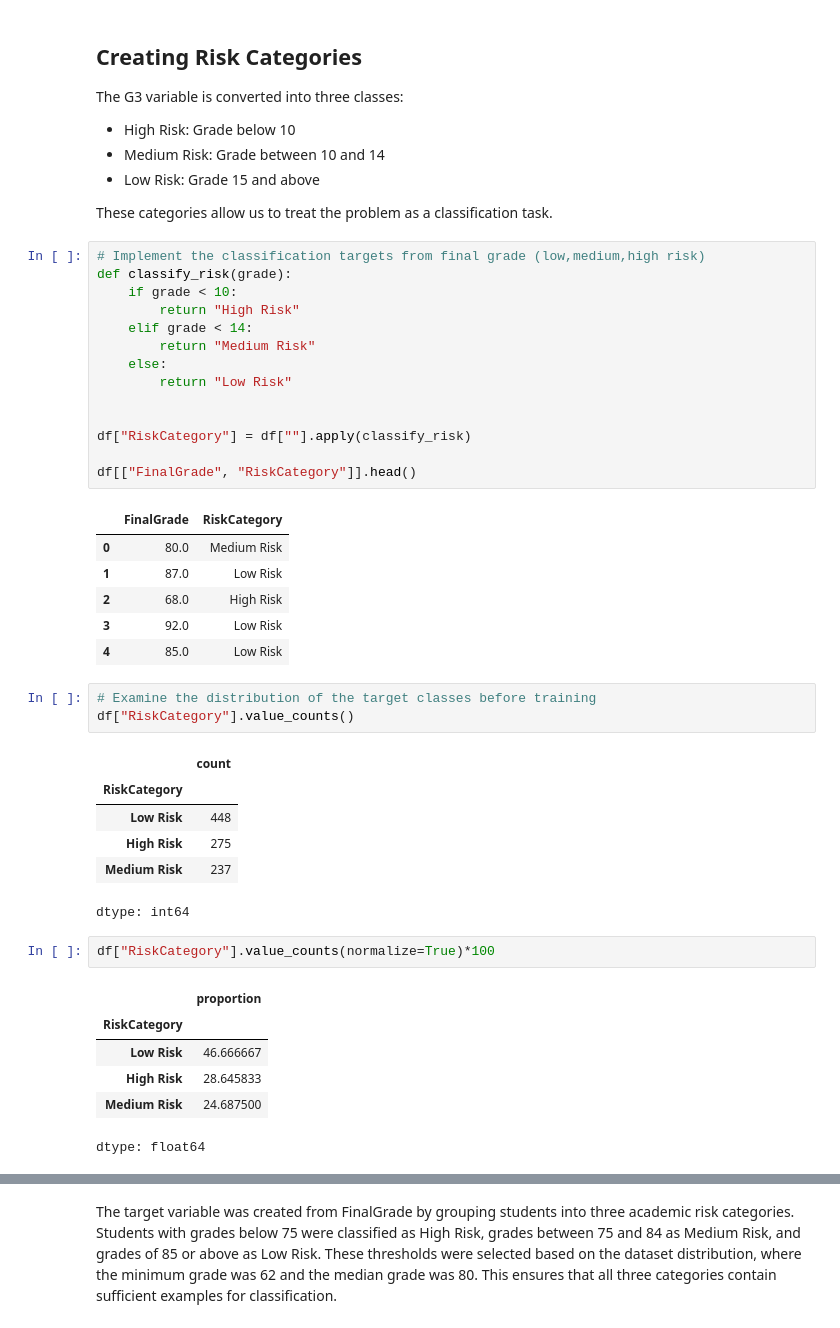
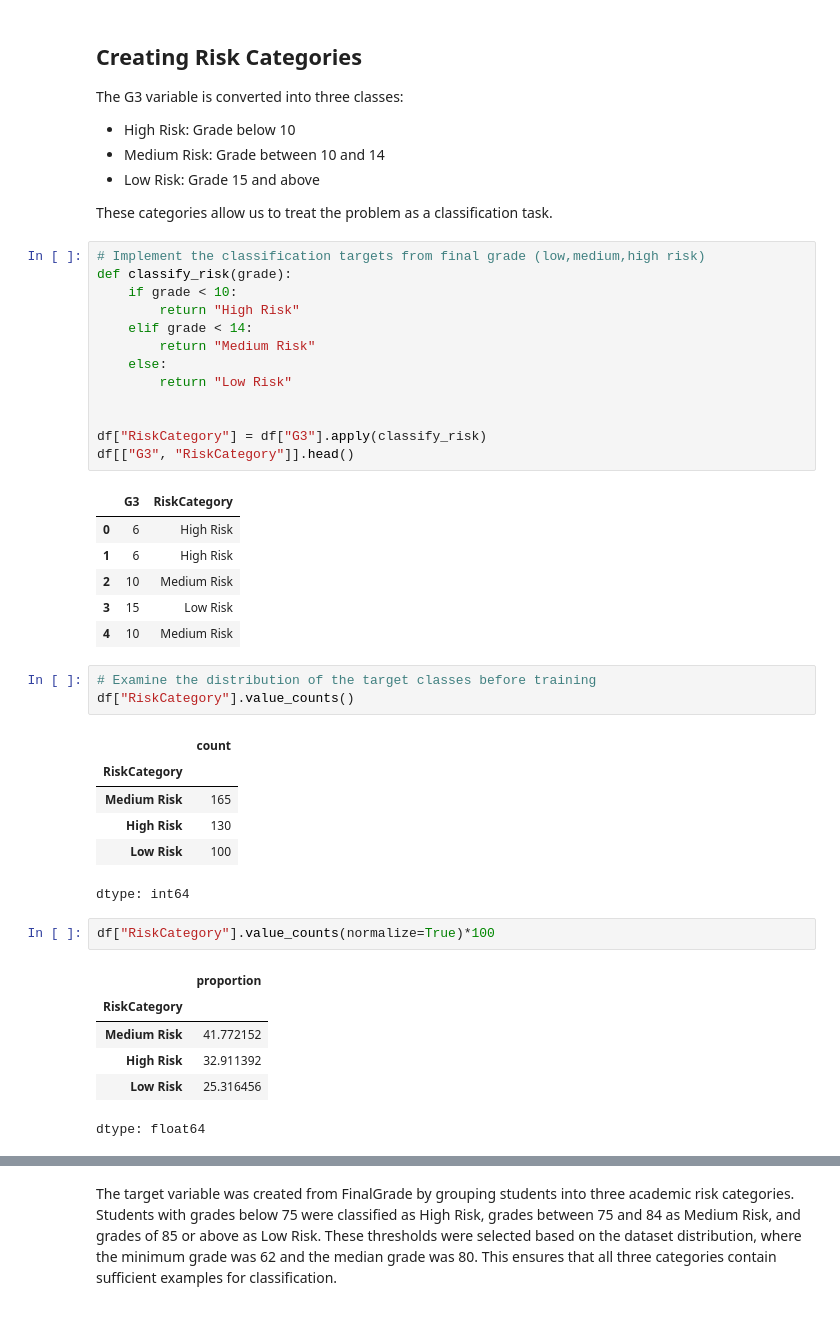
Before and after one commit to fredd-a/Intro-to-AI-Project, a Jupyter notebook: notebooks/02_baseline_model.ipynb, the cells around one changed output, grey strips where cells are left out. Cells and saved outputs as stored; diff of their text form.

```diff
--- a/notebooks/02_baseline_model.ipynb
+++ b/notebooks/02_baseline_model.ipynb
@@ -72,42 +72,41 @@ These categories allow us to treat the problem as a classification task.
 # %%
 # Implement the classification targets from final grade (low,medium,high risk)
 def classify_risk(grade):
     if grade < 10:
         return "High Risk"
     elif grade < 14:
         return "Medium Risk"
     else:
         return "Low Risk"
 
 
-df["RiskCategory"] = df[""].apply(classify_risk)
-
-df[["FinalGrade", "RiskCategory"]].head()
+df["RiskCategory"] = df["G3"].apply(classify_risk)
+df[["G3", "RiskCategory"]].head()
 # %% [output]
-|  | FinalGrade | RiskCategory |
-| 0 | 80.0 | Medium Risk |
-| 1 | 87.0 | Low Risk |
-| 2 | 68.0 | High Risk |
-| 3 | 92.0 | Low Risk |
-| 4 | 85.0 | Low Risk |
+|  | G3 | RiskCategory |
+| 0 | 6 | High Risk |
+| 1 | 6 | High Risk |
+| 2 | 10 | Medium Risk |
+| 3 | 15 | Low Risk |
+| 4 | 10 | Medium Risk |
 # %%
 # Examine the distribution of the target classes before training
 df["RiskCategory"].value_counts()
 # %% [output]
 |  | count |
 | RiskCategory |  |
-| Low Risk | 448 |
-| High Risk | 275 |
-| Medium Risk | 237 |
+| Medium Risk | 165 |
+| High Risk | 130 |
+| Low Risk | 100 |
 dtype: int64
 # %%
 df["RiskCategory"].value_counts(normalize=True)*100
 # %% [output]
 |  | proportion |
 | RiskCategory |  |
-| Low Risk | 46.666667 |
-| High Risk | 28.645833 |
-| Medium Risk | 24.687500 |
+| Medium Risk | 41.772152 |
+| High Risk | 32.911392 |
+| Low Risk | 25.316456 |
 dtype: float64
 # %%
 df["RiskCategory"].value_counts().plot(
```
Also changed, not shown: parts of 31 cells of this notebook.
